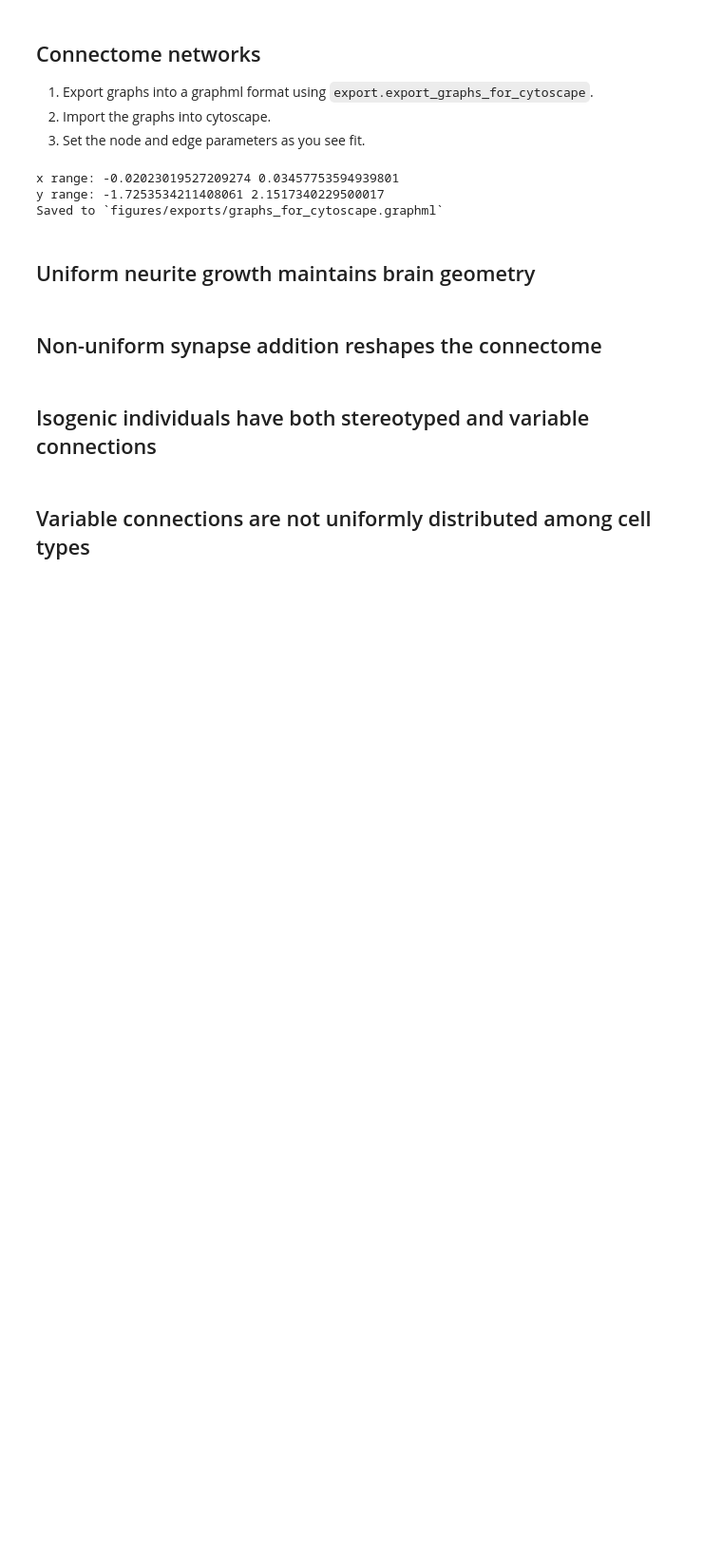
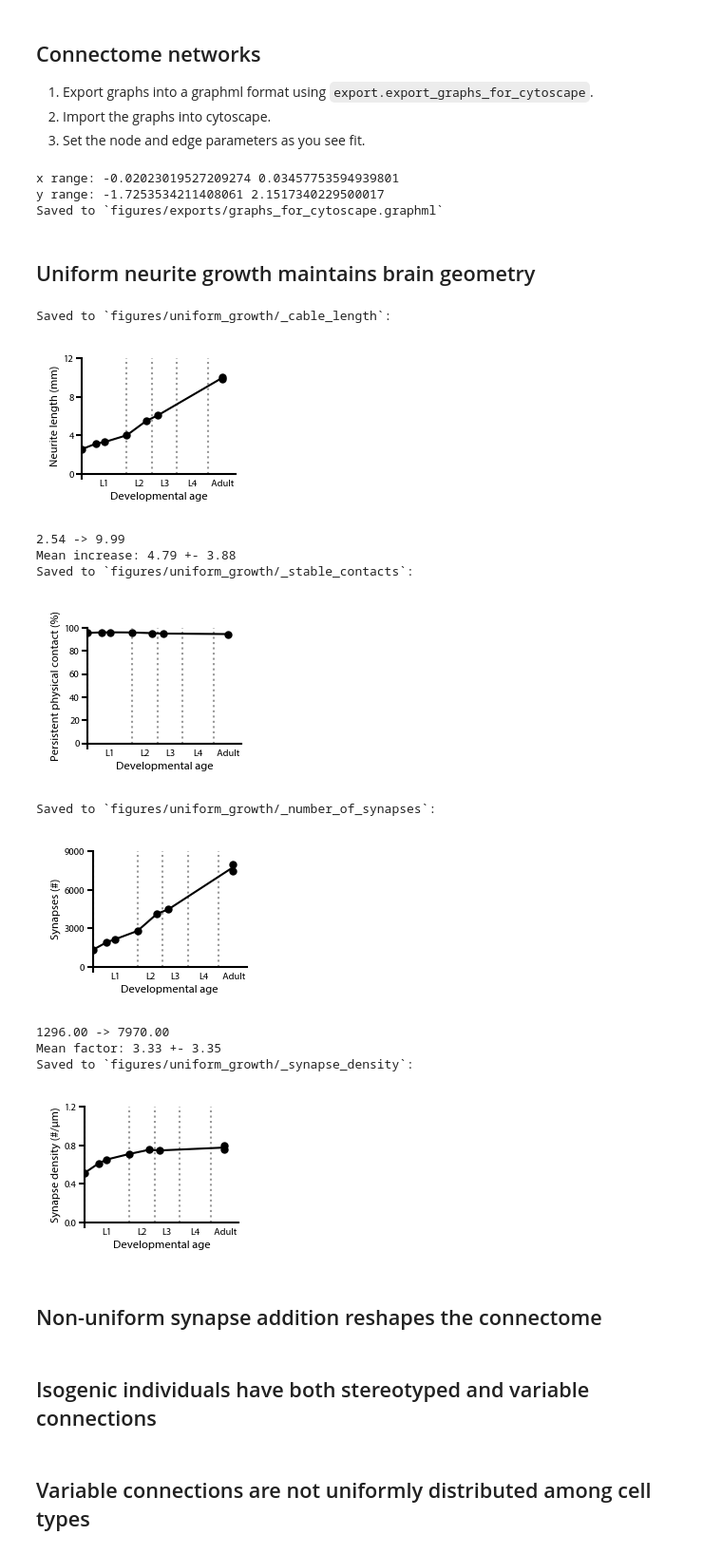
Before and after one commit to dwitvliet/nature2021, a Jupyter notebook: generate_figures.ipynb, the cells around one changed output. Shown at 95% size. Drawn from its saved outputs; the diff is of its cells as text; code cells hidden in the pictures; blank space fills up the shorter version.

Commit message:
Added uniform growth plots

```diff
--- a/generate_figures.ipynb
+++ b/generate_figures.ipynb
@@ -47,9 +47,25 @@ Saved to `figures/exports/graphs_for_cytoscape.graphml`
 # %% [markdown]
 ## Uniform neurite growth maintains brain geometry
 # %%
-fig = uniform_growth.Figure('figures')
+fig = uniform_growth.Figure('figures/uniform_growth')
 
-fig.cable_length()
+fig.cable_length('')
+fig.proportion_of_stable_contacts('')
+fig.number_of_synapses('')
+fig.synapse_density('')
+# %% [output]
+Saved to `figures/uniform_growth/_cable_length`:
+[figure, added]
+2.54 -> 9.99
+Mean increase: 4.79 +- 3.88
+Saved to `figures/uniform_growth/_stable_contacts`:
+[figure, added]
+Saved to `figures/uniform_growth/_number_of_synapses`:
+[figure, added]
+1296.00 -> 7970.00
+Mean factor: 3.33 +- 3.35
+Saved to `figures/uniform_growth/_synapse_density`:
+[figure, added]
 # %% [markdown]
 ## Non-uniform synapse addition reshapes the connectome
 # %% [markdown]
```
Also changed, not shown: 9 other files.
